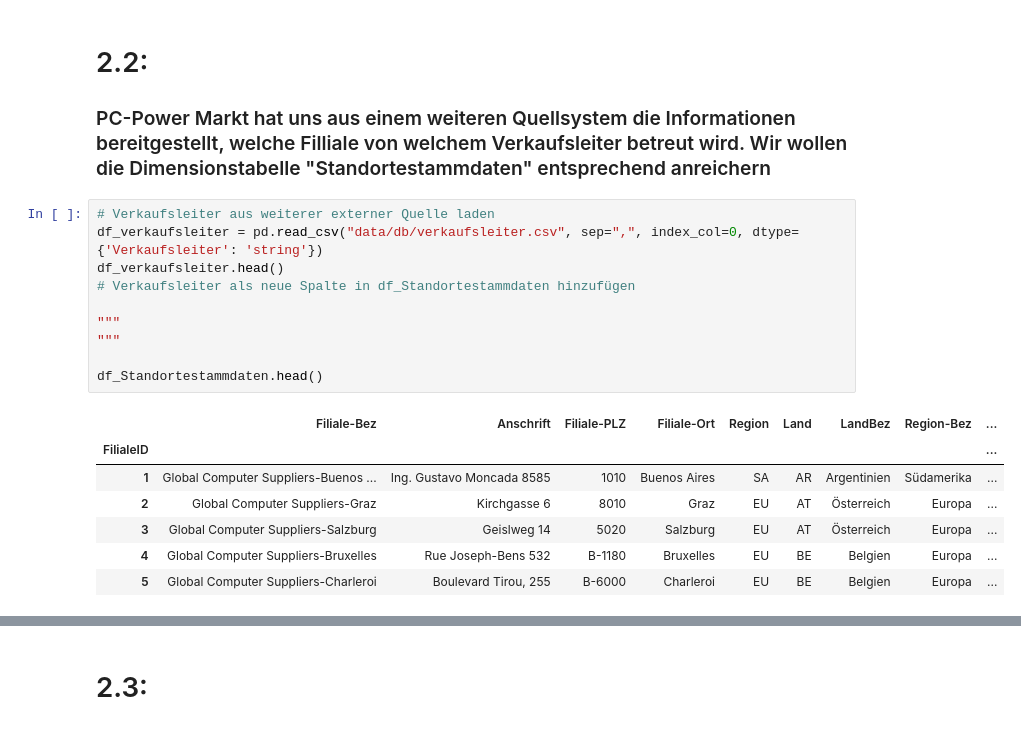
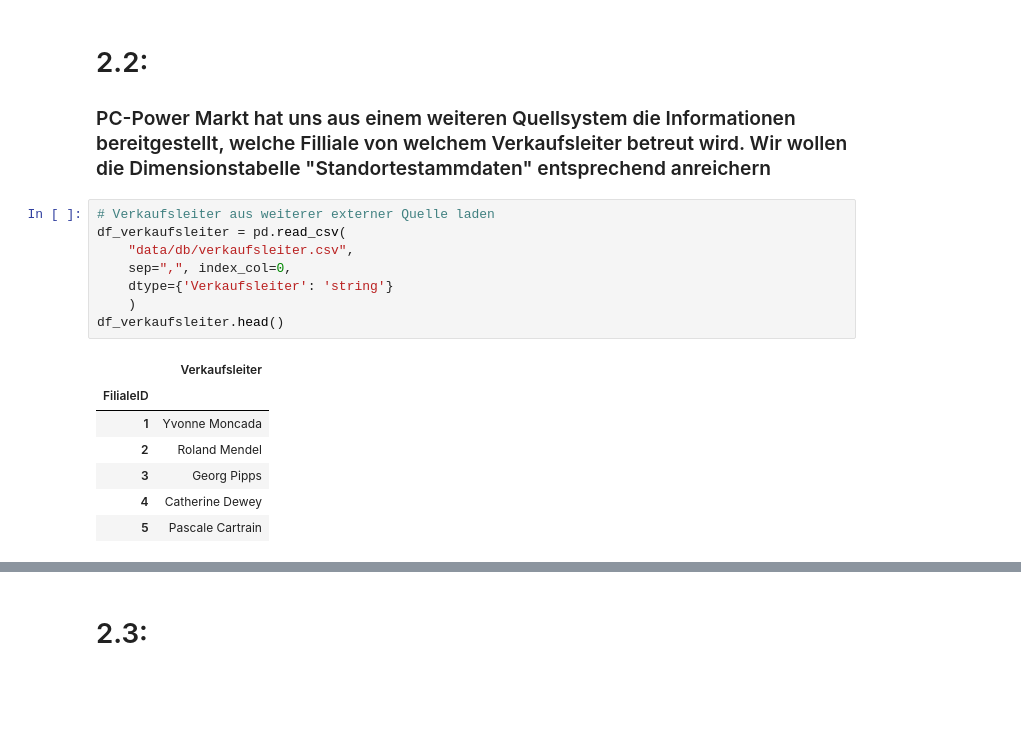
Before and after one commit to Kaetherine/BI-Uebungsblaetter, a Jupyter notebook: Uebungsblatt_1/BI22_Uebungsblatt_LE1.ipynb, the cells around one changed output, grey strips where cells are left out. Drawn from its saved outputs; the diff is of its cells as text; blank space fills up the shorter version.

```diff
--- a/Uebungsblatt_1/BI22_Uebungsblatt_LE1.ipynb
+++ b/Uebungsblatt_1/BI22_Uebungsblatt_LE1.ipynb
@@ -440,19 +454,17 @@ df_Standortestammdaten.head()
 ### PC-Power Markt hat uns aus einem weiteren Quellsystem die Informationen bereitgestellt, welche Filliale von welchem Verkaufsleiter betreut wird. Wir wollen die Dimensionstabelle "Standortestammdaten" entsprechend anreichern
 # %%
 # Verkaufsleiter aus weiterer externer Quelle laden
-df_verkaufsleiter = pd.read_csv("data/db/verkaufsleiter.csv", sep=",", index_col=0, dtype={'Verkaufsleiter': 'string'})
+df_verkaufsleiter = pd.read_csv(
+    "data/db/verkaufsleiter.csv",
+    sep=",", index_col=0,
+    dtype={'Verkaufsleiter': 'string'}
+    )
 df_verkaufsleiter.head()
-# Verkaufsleiter als neue Spalte in df_Standortestammdaten hinzufügen
-
-"""
-"""
-
-df_Standortestammdaten.head()
 # %% [output]
-|  | Filiale-Bez | Anschrift | Filiale-PLZ | Filiale-Ort | Region | Land | LandBez | Region-Bez | ... |
-| FilialeID |  |  |  |  |  |  |  |  | ... |
-| 1 | Global Computer Suppliers-Buenos ... | Ing. Gustavo Moncada 8585 | 1010 | Buenos Aires | SA | AR | Argentinien | Südamerika | ... |
-| 2 | Global Computer Suppliers-Graz | Kirchgasse 6 | 8010 | Graz | EU | AT | Österreich | Europa | ... |
-| 3 | Global Computer Suppliers-Salzburg | Geislweg 14 | 5020 | Salzburg | EU | AT | Österreich | Europa | ... |
-| 4 | Global Computer Suppliers-Bruxelles | Rue Joseph-Bens 532 | B-1180 | Bruxelles | EU | BE | Belgien | Europa | ... |
-| 5 | Global Computer Suppliers-Charleroi | Boulevard Tirou, 255 | B-6000 | Charleroi | EU | BE | Belgien | Europa | ... |
+|  | Verkaufsleiter |
+| FilialeID |  |
+| 1 | Yvonne Moncada |
+| 2 | Roland Mendel |
+| 3 | Georg Pipps |
+| 4 | Catherine Dewey |
+| 5 | Pascale Cartrain |
```
Also changed, not shown: parts of 27 cells of this notebook.
